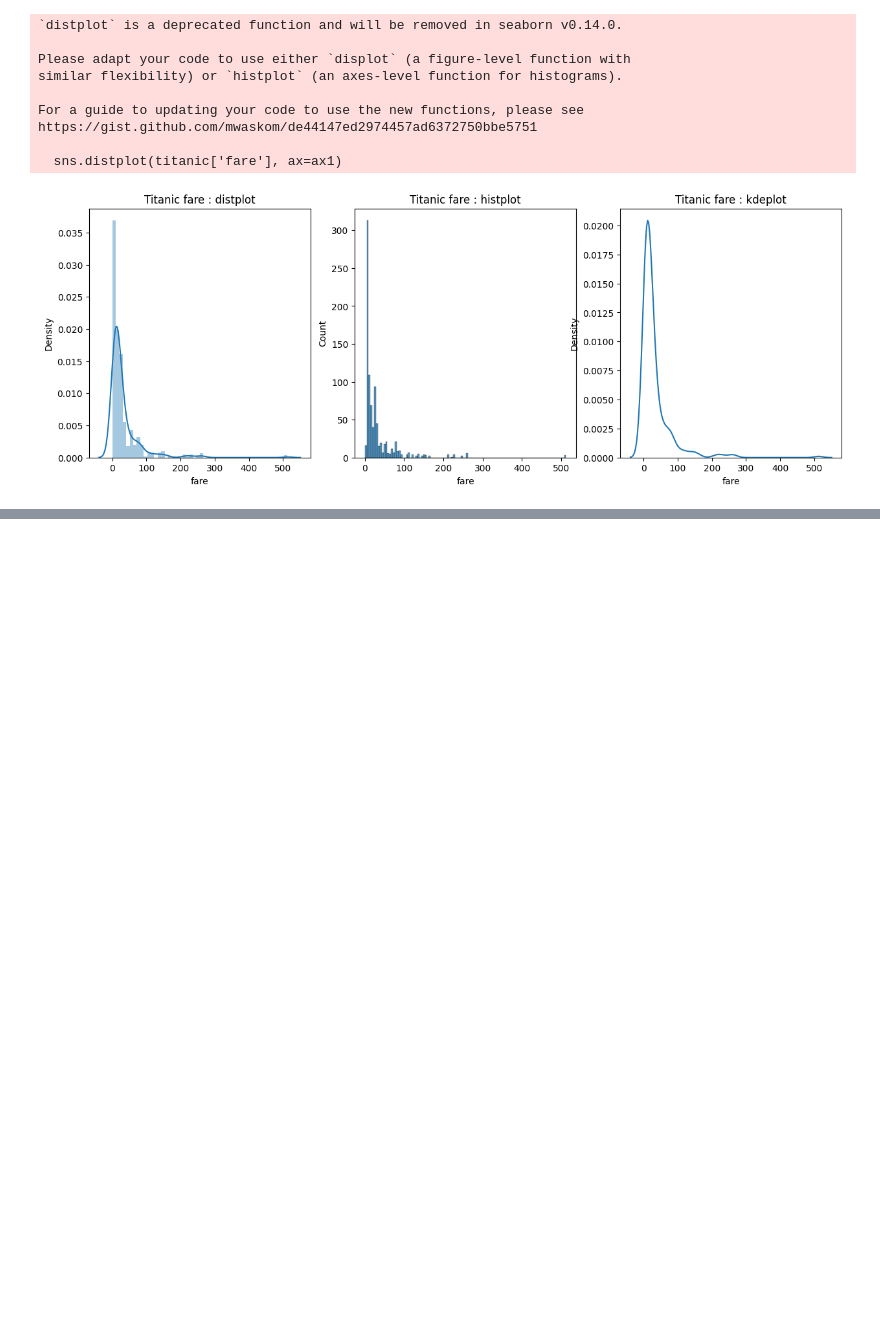
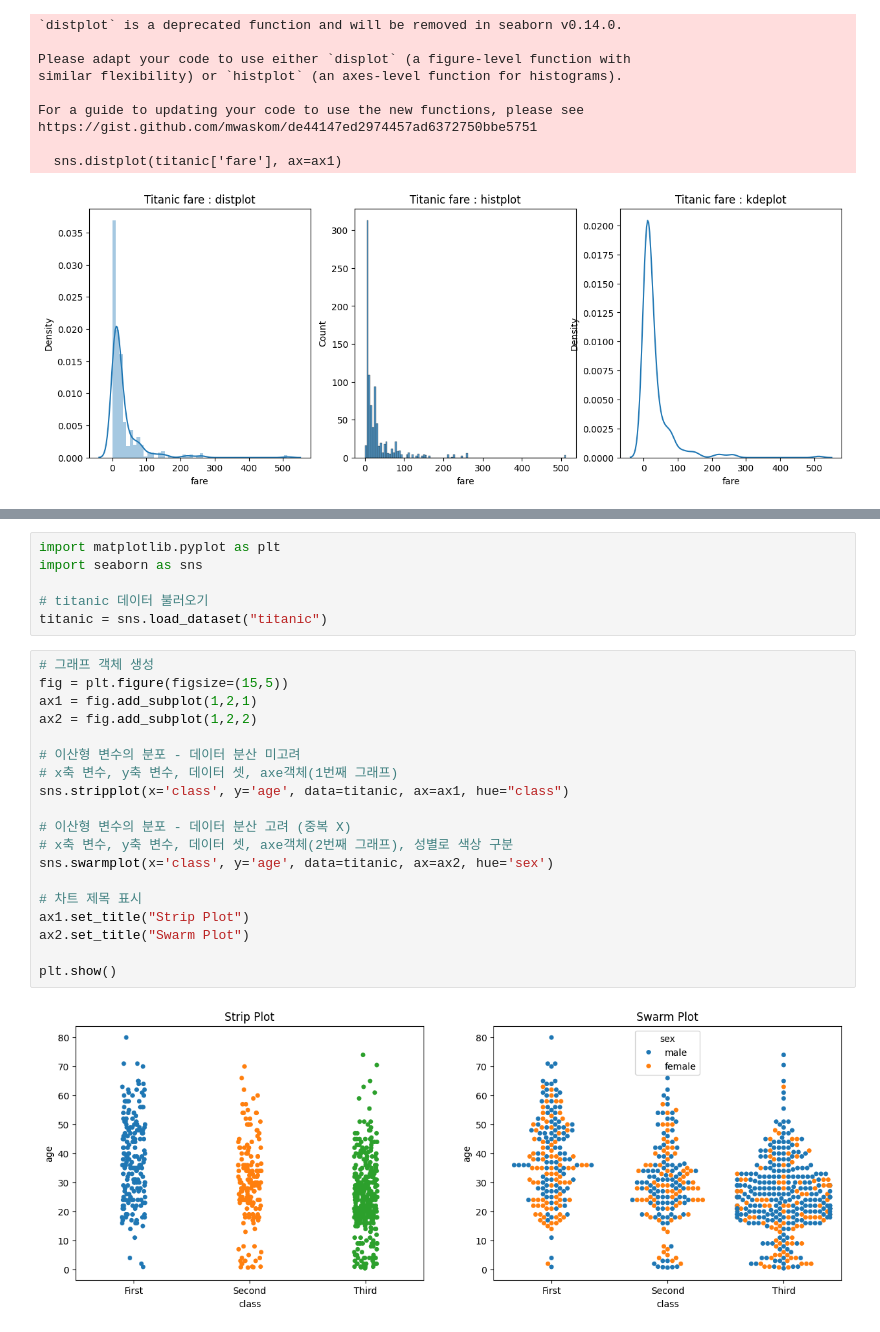
Before and after one commit to naro-naro/Colab, a Jupyter notebook: How to Use Python Libraries for Artificial Intelligence/Seaborn_실습.ipynb, the cells around one changed output, grey strips where cells are left out. Cells and saved outputs as stored; diff of their text form; blank space fills up the shorter version.

Commit message:
FEAT: Seaborn 공부 파일 업로드
Modify Seaborn_실습.ipynb

```diff
--- a/How to Use Python Libraries for Artificial Intelligence/Seaborn_실습.ipynb
+++ b/How to Use Python Libraries for Artificial Intelligence/Seaborn_실습.ipynb
@@ -149,0 +165,27 @@ https://gist.github.com/mwaskom/de44147ed2974457ad6372750bbe5751
+# %%
+import matplotlib.pyplot as plt
+import seaborn as sns
+
+# titanic 데이터 불러오기
+titanic = sns.load_dataset("titanic")
+# %%
+# 그래프 객체 생성
+fig = plt.figure(figsize=(15,5))
+ax1 = fig.add_subplot(1,2,1)
+ax2 = fig.add_subplot(1,2,2)
+
+# 이산형 변수의 분포 - 데이터 분산 미고려
+# x축 변수, y축 변수, 데이터 셋, axe객체(1번째 그래프)
+sns.stripplot(x='class', y='age', data=titanic, ax=ax1, hue="class")
+
+# 이산형 변수의 분포 - 데이터 분산 고려 (중복 X)
+# x축 변수, y축 변수, 데이터 셋, axe객체(2번째 그래프), 성별로 색상 구분
+sns.swarmplot(x='class', y='age', data=titanic, ax=ax2, hue='sex')
+
+# 차트 제목 표시
+ax1.set_title("Strip Plot")
+ax2.set_title("Swarm Plot")
+
+plt.show()
+# %% [output]
+[figure, added]
```
Also changed, not shown: parts of 11 cells of this notebook.
